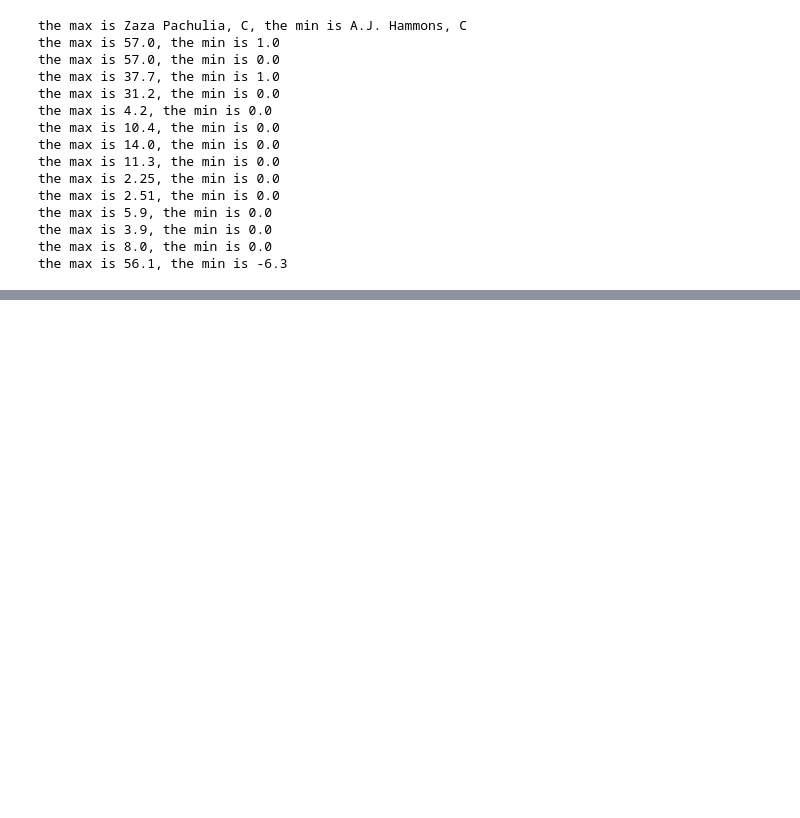
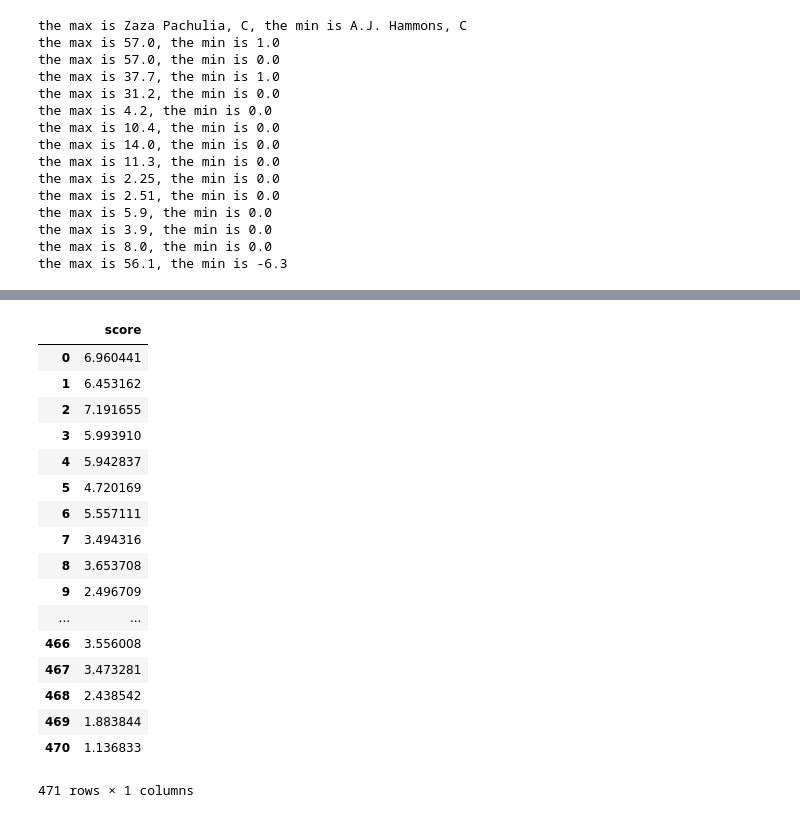
Before and after one commit to benholtzmansmith/fantasy-basketball, a Jupyter notebook: FantasyBasketball.ipynb, the cells around one changed output, grey strips where cells are left out. Cells and saved outputs as stored; diff of their text form; code cells hidden in the pictures; blank space fills up the shorter version.

```diff
--- a/FantasyBasketball.ipynb
+++ b/FantasyBasketball.ipynb
@@ -202,0 +207,23 @@ meanNormalizedDf
+# %%
+score_df = pd.DataFrame(scores, columns=['score'])
+# %%
+score_df
+# %% [output]
+|  | score |
+| 0 | 6.960441 |
+| 1 | 6.453162 |
+| 2 | 7.191655 |
+| 3 | 5.993910 |
+| 4 | 5.942837 |
+| 5 | 4.720169 |
+| 6 | 5.557111 |
+| 7 | 3.494316 |
+| 8 | 3.653708 |
+| 9 | 2.496709 |
+| ... | ... |
+| 466 | 3.556008 |
+| 467 | 3.473281 |
+| 468 | 2.438542 |
+| 469 | 1.883844 |
+| 470 | 1.136833 |
+471 rows × 1 columns
```
Also changed, not shown: parts of 4 cells of this notebook.
